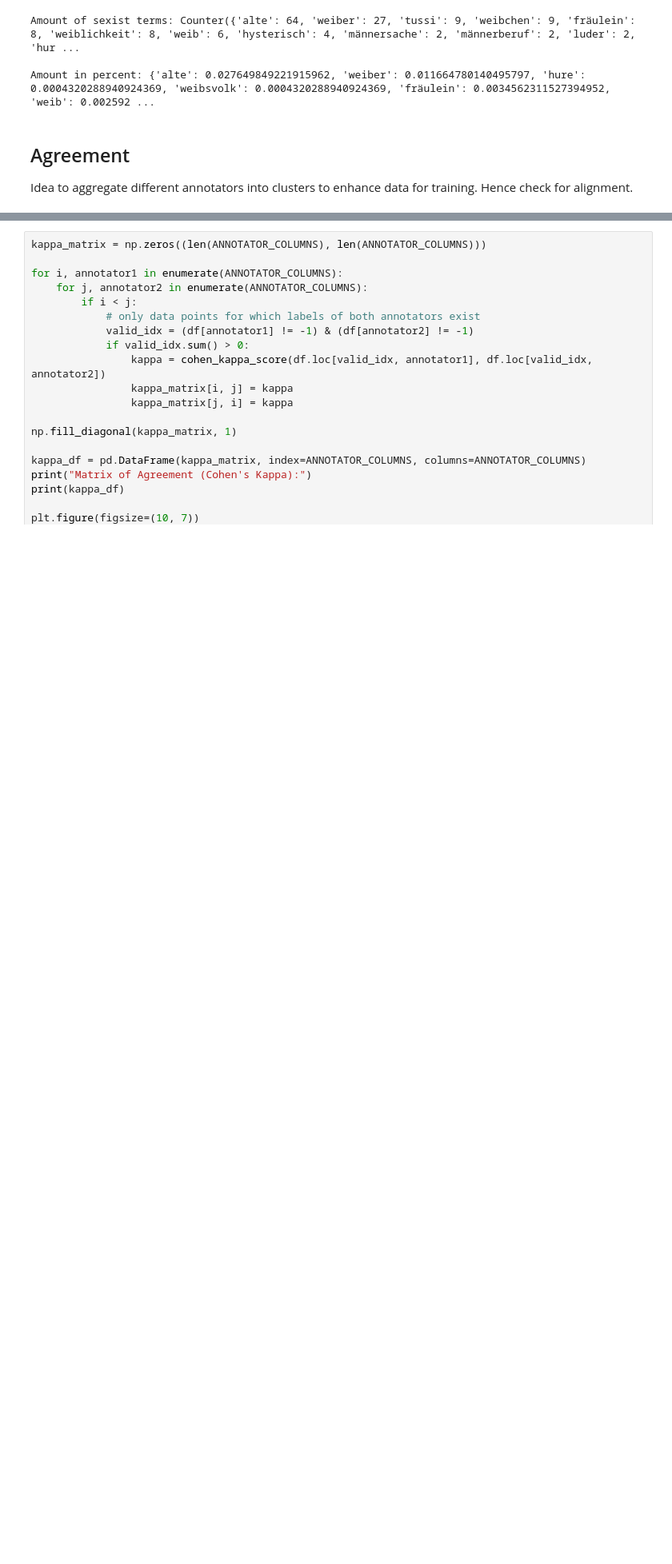
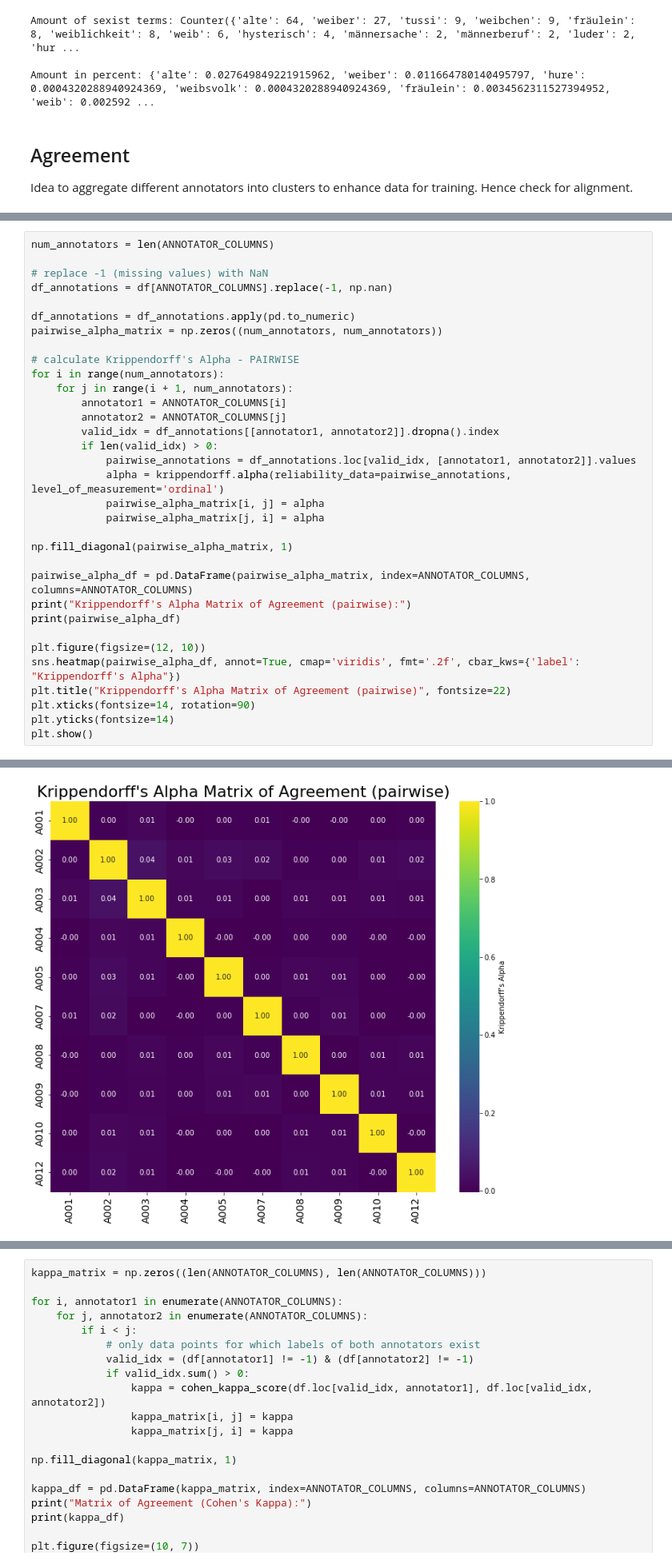
Before and after one commit to piadonabauer/GermEval2024, a Jupyter notebook: data_processing/data_exploration.ipynb, the cells around one changed output, grey strips where cells are left out. Shown: that part at 80% size. Cells and saved outputs as stored; diff of their text form; blank space fills up the shorter version.

Commit message:
added Krippendorff’s alpha
Added Krippendorff’s alpha to investigate interrater agreement, as suggested by Reviewer 3.

```diff
--- a/data_processing/data_exploration.ipynb
+++ b/data_processing/data_exploration.ipynb
@@ -513,0 +533,34 @@ Idea to aggregate different annotators into clusters to enhance data for trainin
+# %%
+num_annotators = len(ANNOTATOR_COLUMNS)
+
+# replace -1 (missing values) with NaN
+df_annotations = df[ANNOTATOR_COLUMNS].replace(-1, np.nan)
+
+df_annotations = df_annotations.apply(pd.to_numeric)
+pairwise_alpha_matrix = np.zeros((num_annotators, num_annotators))
+
+# calculate Krippendorff's Alpha - PAIRWISE
+for i in range(num_annotators):
+    for j in range(i + 1, num_annotators):
+        annotator1 = ANNOTATOR_COLUMNS[i]
+        annotator2 = ANNOTATOR_COLUMNS[j]
+        valid_idx = df_annotations[[annotator1, annotator2]].dropna().index
+        if len(valid_idx) > 0:
+            pairwise_annotations = df_annotations.loc[valid_idx, [annotator1, annotator2]].values
+            alpha = krippendorff.alpha(reliability_data=pairwise_annotations, level_of_measurement='ordinal')
+            pairwise_alpha_matrix[i, j] = alpha
+            pairwise_alpha_matrix[j, i] = alpha
+
+np.fill_diagonal(pairwise_alpha_matrix, 1)
+
+pairwise_alpha_df = pd.DataFrame(pairwise_alpha_matrix, index=ANNOTATOR_COLUMNS, columns=ANNOTATOR_COLUMNS)
+print("Krippendorff's Alpha Matrix of Agreement (pairwise):")
+print(pairwise_alpha_df)
+
+plt.figure(figsize=(12, 10))
+sns.heatmap(pairwise_alpha_df, annot=True, cmap='viridis', fmt='.2f', cbar_kws={'label': "Krippendorff's Alpha"})
+plt.title("Krippendorff's Alpha Matrix of Agreement (pairwise)", fontsize=22)
+plt.xticks(fontsize=14, rotation=90)
+plt.yticks(fontsize=14)
+plt.show()
+# %% [output]
@@ -513,0 +584 @@ Idea to aggregate different annotators into clusters to enhance data for trainin
+[figure, added]
```
Also changed, not shown: parts of 9 cells of this notebook.
